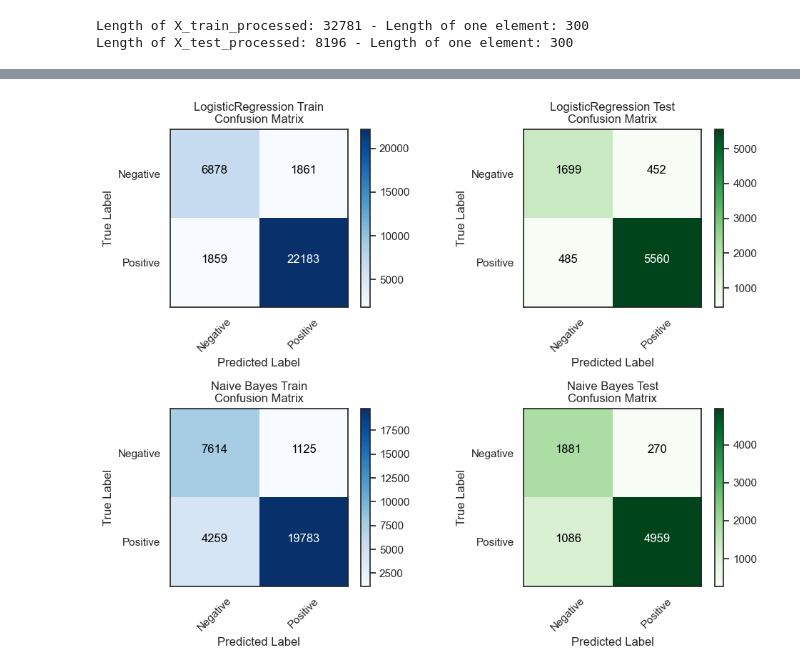
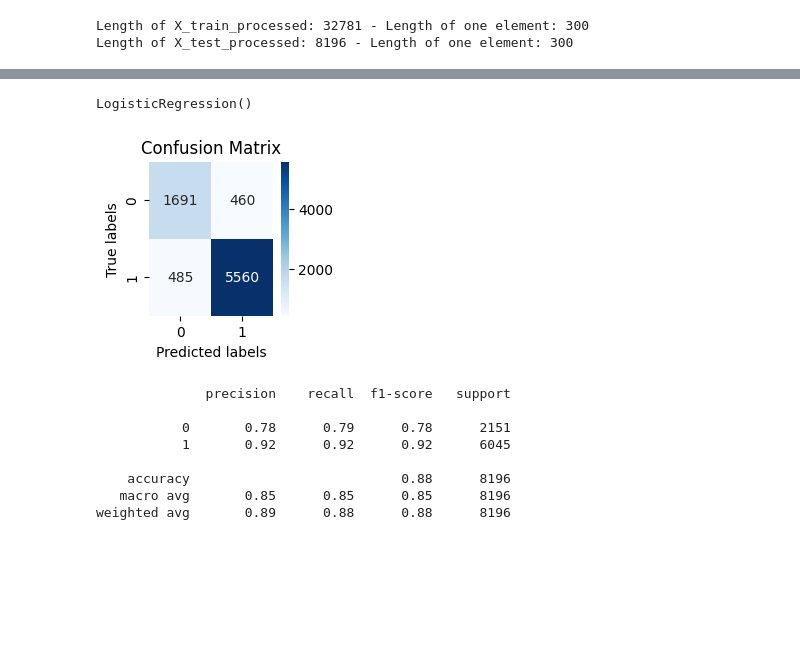
Before and after one commit to yashyaks/ecommerce-insights, a Jupyter notebook: review_analysis.ipynb, the cells around one changed output, grey strips where cells are left out. Cells and saved outputs as stored; diff of their text form; code cells hidden in the pictures; blank space fills up the shorter version.

```diff
--- a/review_analysis.ipynb
+++ b/review_analysis.ipynb
@@ -697,9 +697,12 @@ regex_transformers = {
     'special_chars': re_special_chars,
     'whitespaces': re_whitespaces
 }
+def custom_tokenizer(text, max_words=50):
+    tokens = text.split()[:max_words]
+    return tokens
 
 # Defining the vectorizer to extract features from text
-vectorizer = TfidfVectorizer(max_features=300, min_df=7, max_df=0.8, stop_words=pt_stopwords)
+vectorizer = TfidfVectorizer(max_features=300, min_df = 1, stop_words=pt_stopwords, tokenizer=custom_tokenizer)
 
 # Building the Pipeline
 text_pipeline = Pipeline([
@@ -753,4 +734,0 @@ set_classifiers = {
-# %%
-# Creating an object and training the classifiers
-clf_tool = BinaryClassifiersAnalysis()
-clf_tool.fit(set_classifiers, X_train, y_train, random_search=True, scoring='accuracy')
@@ -774,4 +735,35 @@ df_performances.reset_index(drop=True).style.background_gradient(cmap='Blues')
-# %%
-clf_tool.plot_confusion_matrix(classes=['Negative', 'Positive'])
-# %% [output]
-[figure, removed]
+# %%
+from sklearn.metrics import confusion_matrix
+from sklearn.metrics import classification_report
+def classify_evaluate(model, X, Y):
+    y_pred = model.predict(X)
+    cm = confusion_matrix(Y,y_pred)
+    plt.figure(figsize=(2,2))
+    sns.heatmap(cm, annot=True, cmap='Blues', fmt='g',
+                xticklabels=np.unique(Y),
+                yticklabels=np.unique(Y))
+    plt.xlabel('Predicted labels')
+    plt.ylabel('True labels')
+    plt.title('Confusion Matrix')
+    plt.show()
+    report = classification_report(Y, y_pred)
+    print(report)
+    return y_pred
+# %%
+from sklearn.linear_model import LogisticRegression
+model = LogisticRegression(fit_intercept=True)
+model.fit(X_train, y_train)
+# %% [output]
+LogisticRegression()
+# %%
+ypred = classify_evaluate(model, X_test, y_test)
+# %% [output]
+[figure, added]
+              precision    recall  f1-score   support
+
+           0       0.78      0.79      0.78      2151
+           1       0.92      0.92      0.92      6045
+
+    accuracy                           0.88      8196
+   macro avg       0.85      0.85      0.85      8196
+weighted avg       0.89      0.88      0.88      8196
```
Also changed, not shown: parts of 17 cells of this notebook, 5 other files.
